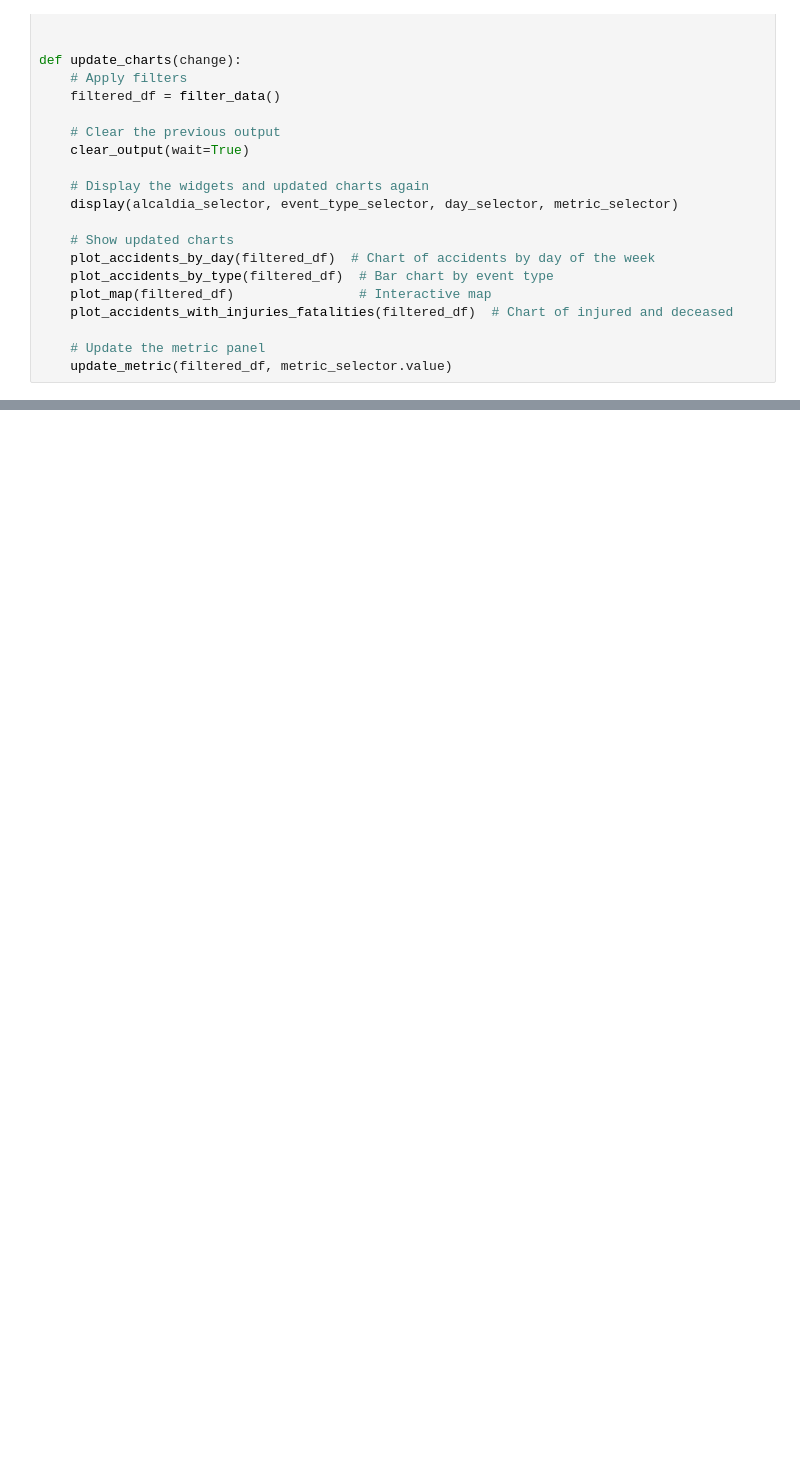
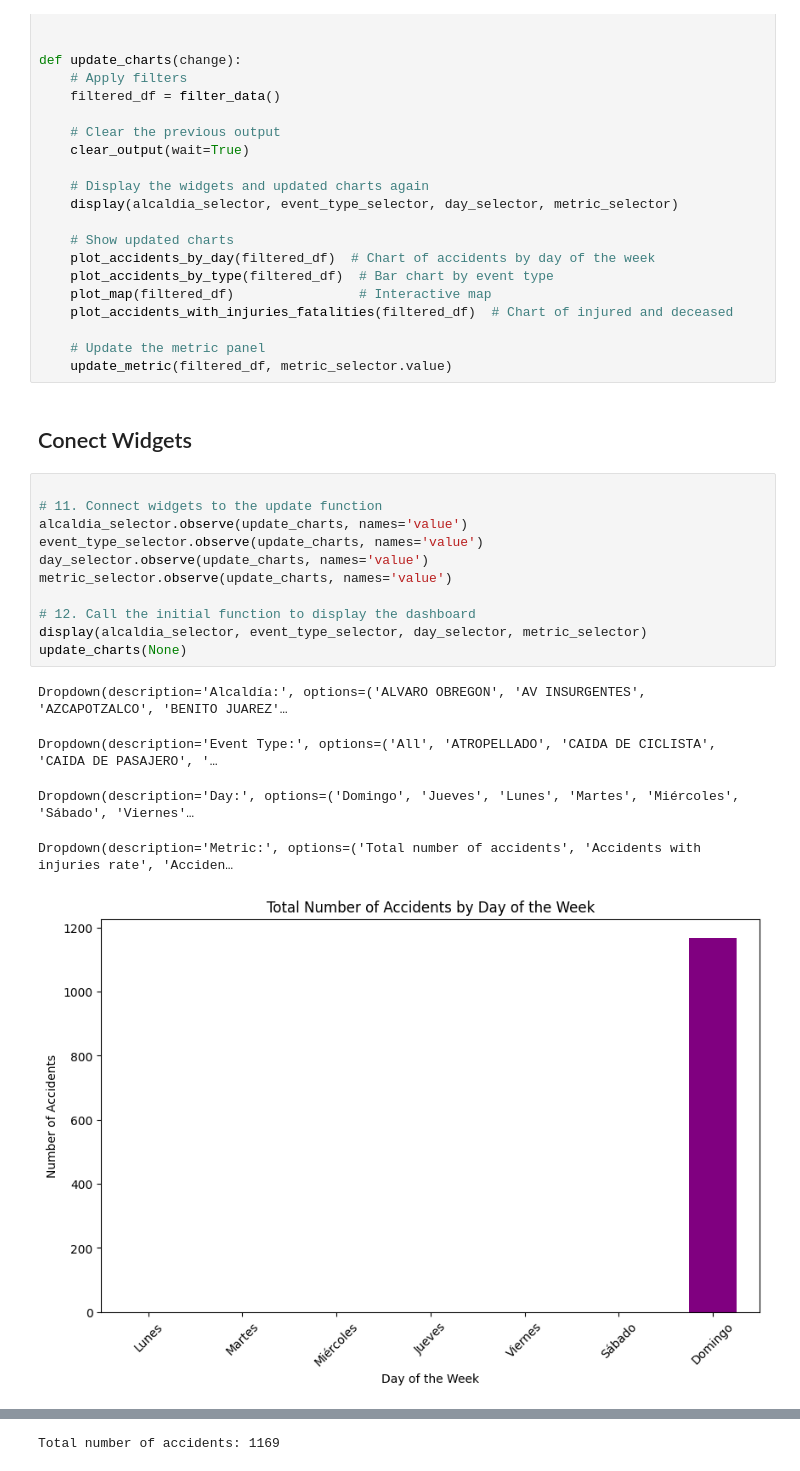
Before and after one commit to Juanpi0021/FinalProject, a Jupyter notebook: FinalProject.ipynb, the cells around one changed output, grey strips where cells are left out. Saved outputs shown, nothing was run; the diff lists cells and outputs as text; blank space fills up the shorter version.

Commit message:
Conect Widgets

```diff
--- a/FinalProject.ipynb
+++ b/FinalProject.ipynb
@@ -160,3 +169,22 @@ def update_charts(change):
 
     # Update the metric panel
     update_metric(filtered_df, metric_selector.value)
+# %% [markdown]
+## Conect Widgets
+# %%
+
+# 11. Connect widgets to the update function
+alcaldia_selector.observe(update_charts, names='value')
+event_type_selector.observe(update_charts, names='value')
+day_selector.observe(update_charts, names='value')
+metric_selector.observe(update_charts, names='value')
+
+# 12. Call the initial function to display the dashboard
+display(alcaldia_selector, event_type_selector, day_selector, metric_selector)
+update_charts(None)
+# %% [output]
+Dropdown(description='Alcaldía:', options=('ALVARO OBREGON', 'AV INSURGENTES', 'AZCAPOTZALCO', 'BENITO JUAREZ'…
+Dropdown(description='Event Type:', options=('All', 'ATROPELLADO', 'CAIDA DE CICLISTA', 'CAIDA DE PASAJERO', '…
+Dropdown(description='Day:', options=('Domingo', 'Jueves', 'Lunes', 'Martes', 'Miércoles', 'Sábado', 'Viernes'…
+Dropdown(description='Metric:', options=('Total number of accidents', 'Accidents with injuries rate', 'Acciden…
+[figure, added]
@@ -162,0 +193 @@ def update_charts(change):
+Total number of accidents: 1169
```
Also changed, not shown: parts of 2 cells of this notebook.
